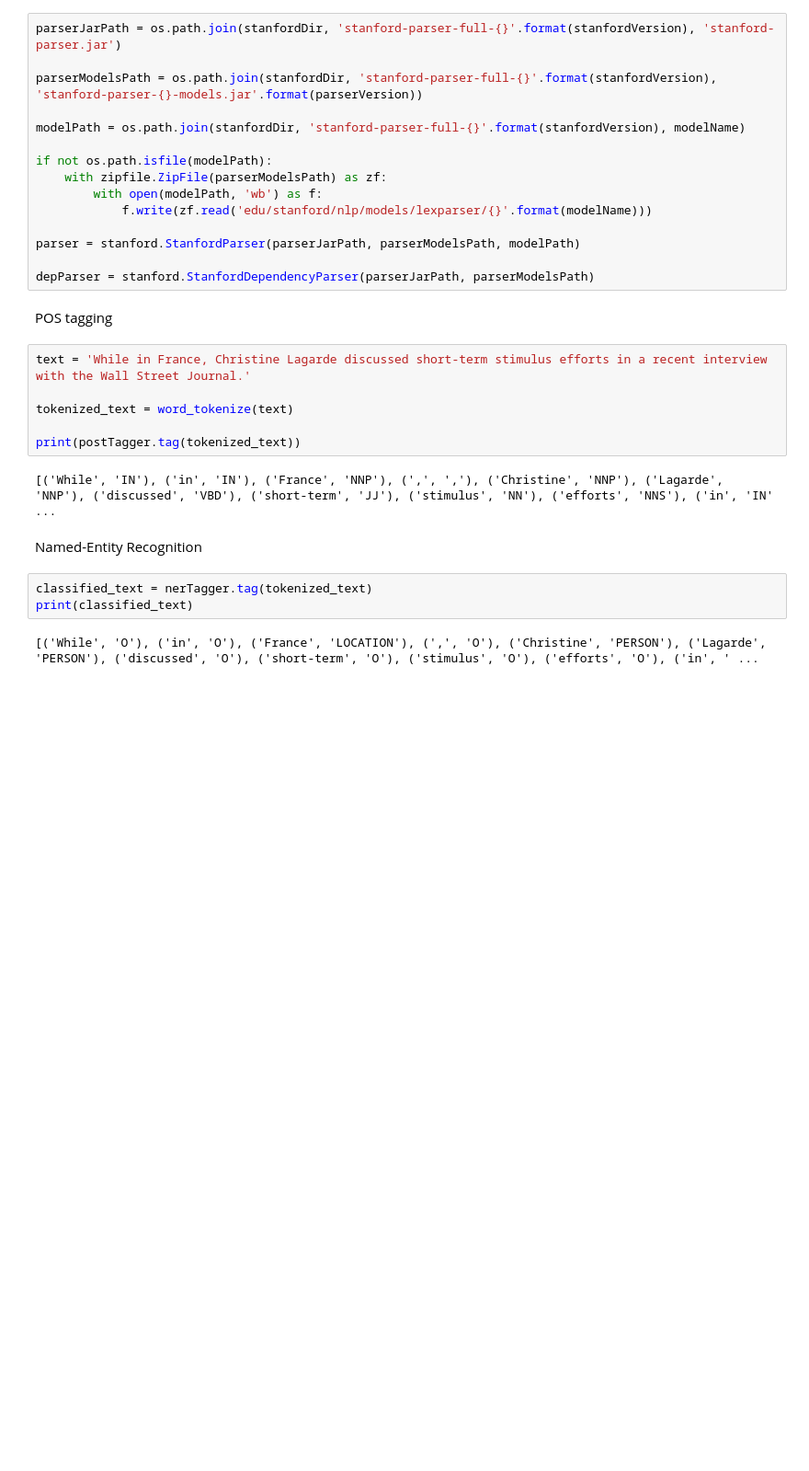
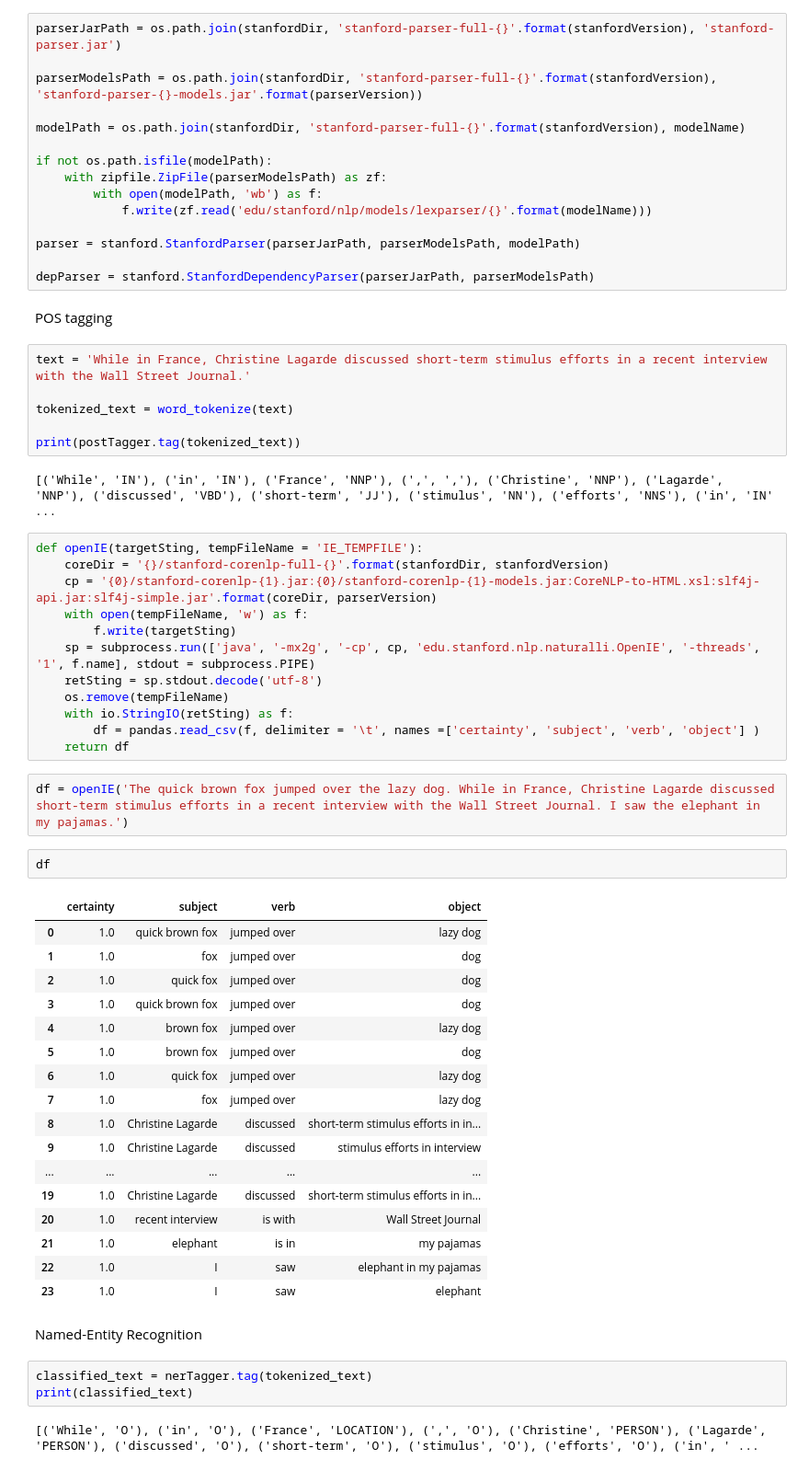
Before and after one commit to KnowledgeLab/content_analysis, a Jupyter notebook: notebooks/7-NLP.ipynb, the cells around one changed output. Shown: that part at 92% size. Cells and saved outputs as stored; diff of their text form; blank space fills up the shorter version.

```diff
--- a/notebooks/7-NLP.ipynb
+++ b/notebooks/7-NLP.ipynb
@@ -90,6 +92,40 @@ tokenized_text = word_tokenize(text)
 print(postTagger.tag(tokenized_text))
 # %% [output]
 [('While', 'IN'), ('in', 'IN'), ('France', 'NNP'), (',', ','), ('Christine', 'NNP'), ('Lagarde', 'NNP'), ('discussed', 'VBD'), ('short-term', 'JJ'), ('stimulus', 'NN'), ('efforts', 'NNS'), ('in', 'IN' ...
+# %%
+def openIE(targetSting, tempFileName = 'IE_TEMPFILE'):
+    coreDir = '{}/stanford-corenlp-full-{}'.format(stanfordDir, stanfordVersion)
+    cp = '{0}/stanford-corenlp-{1}.jar:{0}/stanford-corenlp-{1}-models.jar:CoreNLP-to-HTML.xsl:slf4j-api.jar:slf4j-simple.jar'.format(coreDir, parserVersion)
+    with open(tempFileName, 'w') as f:
+        f.write(targetSting)
+    sp = subprocess.run(['java', '-mx2g', '-cp', cp, 'edu.stanford.nlp.naturalli.OpenIE', '-threads', '1', f.name], stdout = subprocess.PIPE)
+    retSting = sp.stdout.decode('utf-8')
+    os.remove(tempFileName)
+    with io.StringIO(retSting) as f:
+        df = pandas.read_csv(f, delimiter = '\t', names =['certainty', 'subject', 'verb', 'object'] )
+    return df
+# %%
+df = openIE('The quick brown fox jumped over the lazy dog. While in France, Christine Lagarde discussed short-term stimulus efforts in a recent interview with the Wall Street Journal. I saw the elephant in my pajamas.')
+# %%
+df
+# %% [output]
+|  | certainty | subject | verb | object |
+| 0 | 1.0 | quick brown fox | jumped over | lazy dog |
+| 1 | 1.0 | fox | jumped over | dog |
+| 2 | 1.0 | quick fox | jumped over | dog |
+| 3 | 1.0 | quick brown fox | jumped over | dog |
+| 4 | 1.0 | brown fox | jumped over | lazy dog |
+| 5 | 1.0 | brown fox | jumped over | dog |
+| 6 | 1.0 | quick fox | jumped over | lazy dog |
+| 7 | 1.0 | fox | jumped over | lazy dog |
+| 8 | 1.0 | Christine Lagarde | discussed | short-term stimulus efforts in in... |
+| 9 | 1.0 | Christine Lagarde | discussed | stimulus efforts in interview |
+| ... | ... | ... | ... | ... |
+| 19 | 1.0 | Christine Lagarde | discussed | short-term stimulus efforts in in... |
+| 20 | 1.0 | recent interview | is with | Wall Street Journal |
+| 21 | 1.0 | elephant | is in | my pajamas |
+| 22 | 1.0 | I | saw | elephant in my pajamas |
+| 23 | 1.0 | I | saw | elephant |
 # %% [markdown]
 Named-Entity Recognition
 # %%
```
Also changed, not shown: parts of 1 cell of this notebook.
